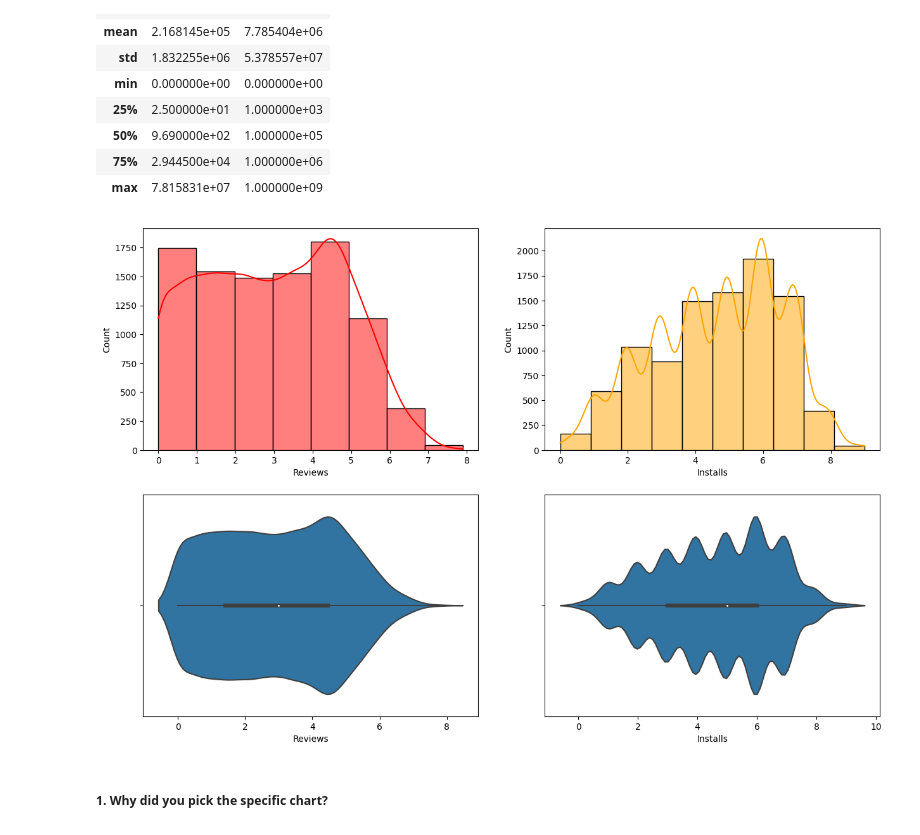
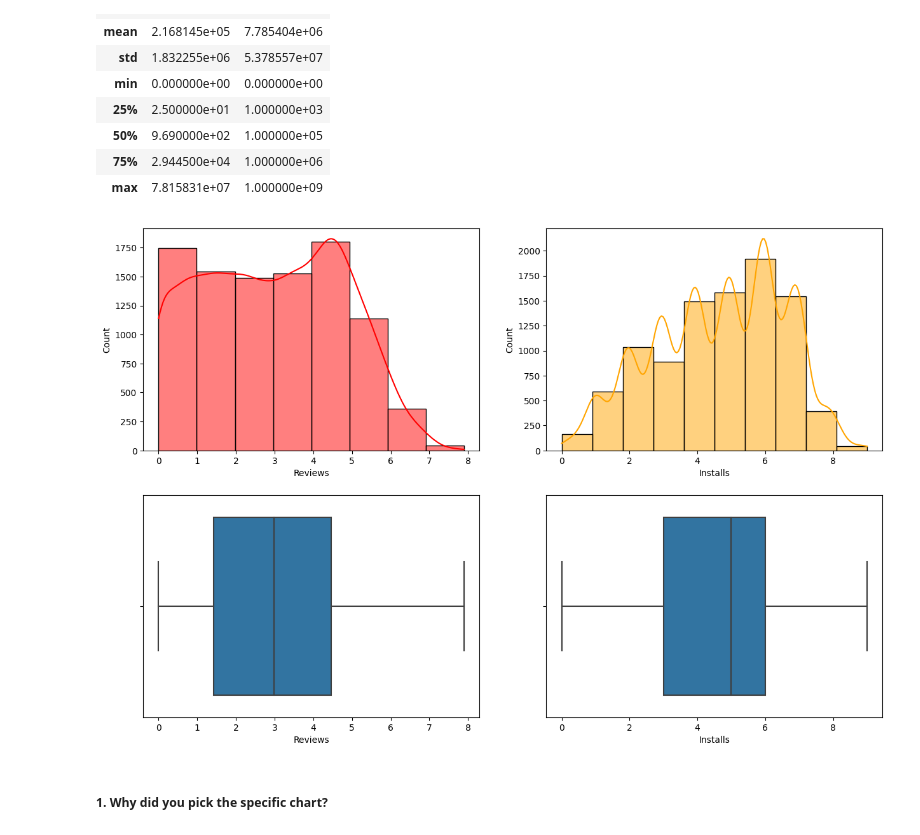
Before and after one commit to sabitendu/EDA-Capstone-Project-on-Play-Store-App-Review-Analysis, a Jupyter notebook: playstore_app_review_analysis.ipynb, the cells around one changed output. Drawn from its saved outputs; the diff is of its cells as text; code cells hidden in the pictures.

```diff
--- a/playstore_app_review_analysis.ipynb
+++ b/playstore_app_review_analysis.ipynb
@@ -994,17 +992,17 @@ df_ps[['Reviews','Installs']].describe()
 # %%
 #visualisiation of Reviews and Installs distribution by histplot and violinplot
 df_ps['Reviews']=df_ps['Reviews'].apply(lambda x:x+1)
 df_ps['Installs']=df_ps['Installs'].apply(lambda x:x+1)
 Reviews=np.log10(df_ps['Reviews'])
 Installs=np.log10(df_ps['Installs'])
 fig,ax=plt.subplots(2,2,figsize=(15,10))
 sns.histplot(Reviews,color='red',kde=True,bins=8,ax=ax[0,0])
 sns.histplot(Installs,color='orange',kde=True,bins=10,ax=ax[0,1])
-sns.violinplot(x=Reviews,data=df_ps,ax=ax[1,0])
-sns.violinplot(x=Installs,data=df_ps,ax=ax[1,1])
+sns.boxplot(x=Reviews,data=df_ps,ax=ax[1,0])
+sns.boxplot(x=Installs,data=df_ps,ax=ax[1,1])
 plt.show()
 # %% [output]
-[figure, old version]
+[figure, new version]
 # %% [markdown]
 ##### 1. Why did you pick the specific chart?
 # %% [markdown]
```
Also changed, not shown: parts of 28 cells of this notebook.
